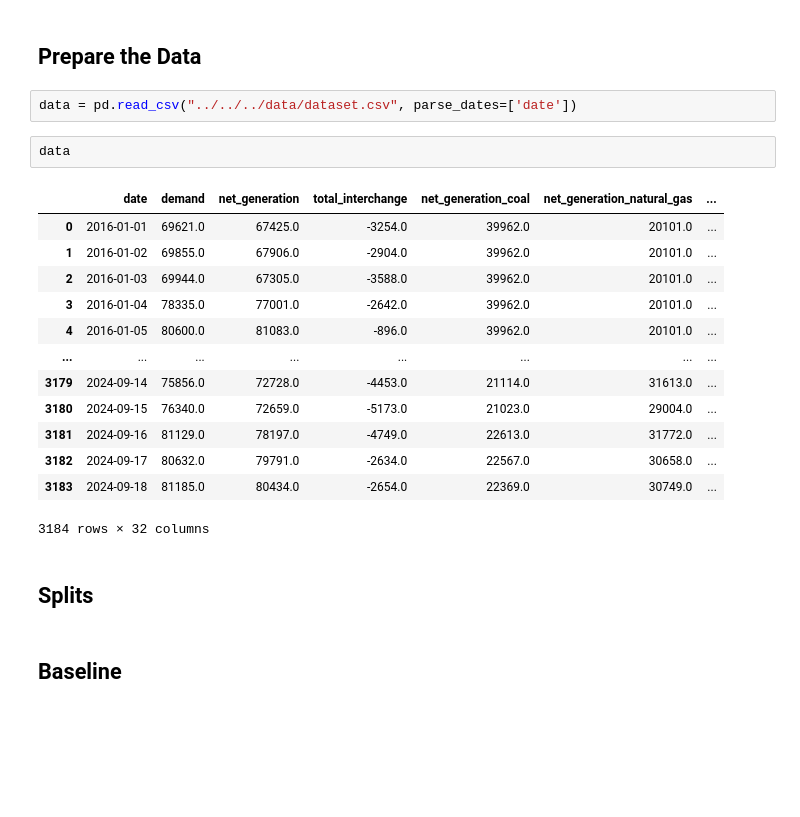
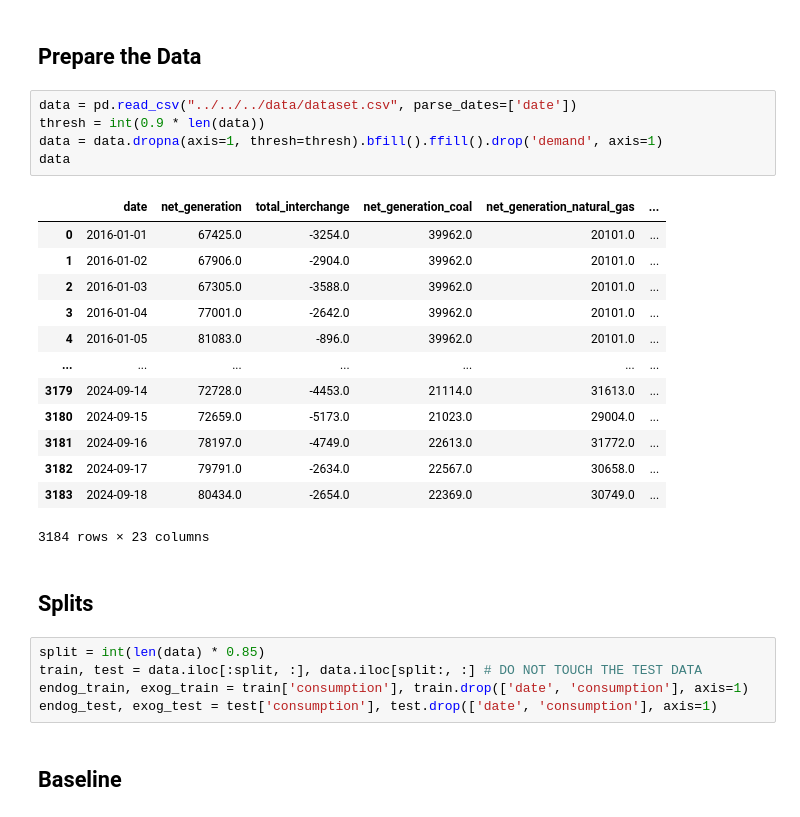
Before and after one commit to lmg1404/Energy-Consumption-Forecasting, a Jupyter notebook: src/notebooks/supervised/ftn.ipynb, the cells around one changed output. Saved outputs shown, nothing was run; the diff lists cells and outputs as text; blank space fills up the shorter version.

```diff
--- a/src/notebooks/supervised/ftn.ipynb
+++ b/src/notebooks/supervised/ftn.ipynb
@@ -24,24 +52,30 @@ class ForecastedTrajectoryNeighbors:
 ## Prepare the Data
 # %%
 data = pd.read_csv("../../../data/dataset.csv", parse_dates=['date'])
+thresh = int(0.9 * len(data))
+data = data.dropna(axis=1, thresh=thresh).bfill().ffill().drop('demand', axis=1)
+data
+# %% [output]
+|  | date | net_generation | total_interchange | net_generation_coal | net_generation_natural_gas | ... |
+| 0 | 2016-01-01 | 67425.0 | -3254.0 | 39962.0 | 20101.0 | ... |
+| 1 | 2016-01-02 | 67906.0 | -2904.0 | 39962.0 | 20101.0 | ... |
+| 2 | 2016-01-03 | 67305.0 | -3588.0 | 39962.0 | 20101.0 | ... |
+| 3 | 2016-01-04 | 77001.0 | -2642.0 | 39962.0 | 20101.0 | ... |
+| 4 | 2016-01-05 | 81083.0 | -896.0 | 39962.0 | 20101.0 | ... |
+| ... | ... | ... | ... | ... | ... | ... |
+| 3179 | 2024-09-14 | 72728.0 | -4453.0 | 21114.0 | 31613.0 | ... |
+| 3180 | 2024-09-15 | 72659.0 | -5173.0 | 21023.0 | 29004.0 | ... |
+| 3181 | 2024-09-16 | 78197.0 | -4749.0 | 22613.0 | 31772.0 | ... |
+| 3182 | 2024-09-17 | 79791.0 | -2634.0 | 22567.0 | 30658.0 | ... |
+| 3183 | 2024-09-18 | 80434.0 | -2654.0 | 22369.0 | 30749.0 | ... |
+3184 rows × 23 columns
-# %%
-data
-# %% [output]
-|  | date | demand | net_generation | total_interchange | net_generation_coal | net_generation_natural_gas | ... |
-| 0 | 2016-01-01 | 69621.0 | 67425.0 | -3254.0 | 39962.0 | 20101.0 | ... |
-| 1 | 2016-01-02 | 69855.0 | 67906.0 | -2904.0 | 39962.0 | 20101.0 | ... |
-| 2 | 2016-01-03 | 69944.0 | 67305.0 | -3588.0 | 39962.0 | 20101.0 | ... |
-| 3 | 2016-01-04 | 78335.0 | 77001.0 | -2642.0 | 39962.0 | 20101.0 | ... |
-| 4 | 2016-01-05 | 80600.0 | 81083.0 | -896.0 | 39962.0 | 20101.0 | ... |
-| ... | ... | ... | ... | ... | ... | ... | ... |
-| 3179 | 2024-09-14 | 75856.0 | 72728.0 | -4453.0 | 21114.0 | 31613.0 | ... |
-| 3180 | 2024-09-15 | 76340.0 | 72659.0 | -5173.0 | 21023.0 | 29004.0 | ... |
-| 3181 | 2024-09-16 | 81129.0 | 78197.0 | -4749.0 | 22613.0 | 31772.0 | ... |
-| 3182 | 2024-09-17 | 80632.0 | 79791.0 | -2634.0 | 22567.0 | 30658.0 | ... |
-| 3183 | 2024-09-18 | 81185.0 | 80434.0 | -2654.0 | 22369.0 | 30749.0 | ... |
-3184 rows × 32 columns
 # %% [markdown]
 ## Splits
+# %%
+split = int(len(data) * 0.85)
+train, test = data.iloc[:split, :], data.iloc[split:, :] # DO NOT TOUCH THE TEST DATA
+endog_train, exog_train = train['consumption'], train.drop(['date', 'consumption'], axis=1)
+endog_test, exog_test = test['consumption'], test.drop(['date', 'consumption'], axis=1)
 # %% [markdown]
 ## Baseline
 # %% [markdown]
```
Also changed, not shown: parts of 2 cells of this notebook, 2 other files.
